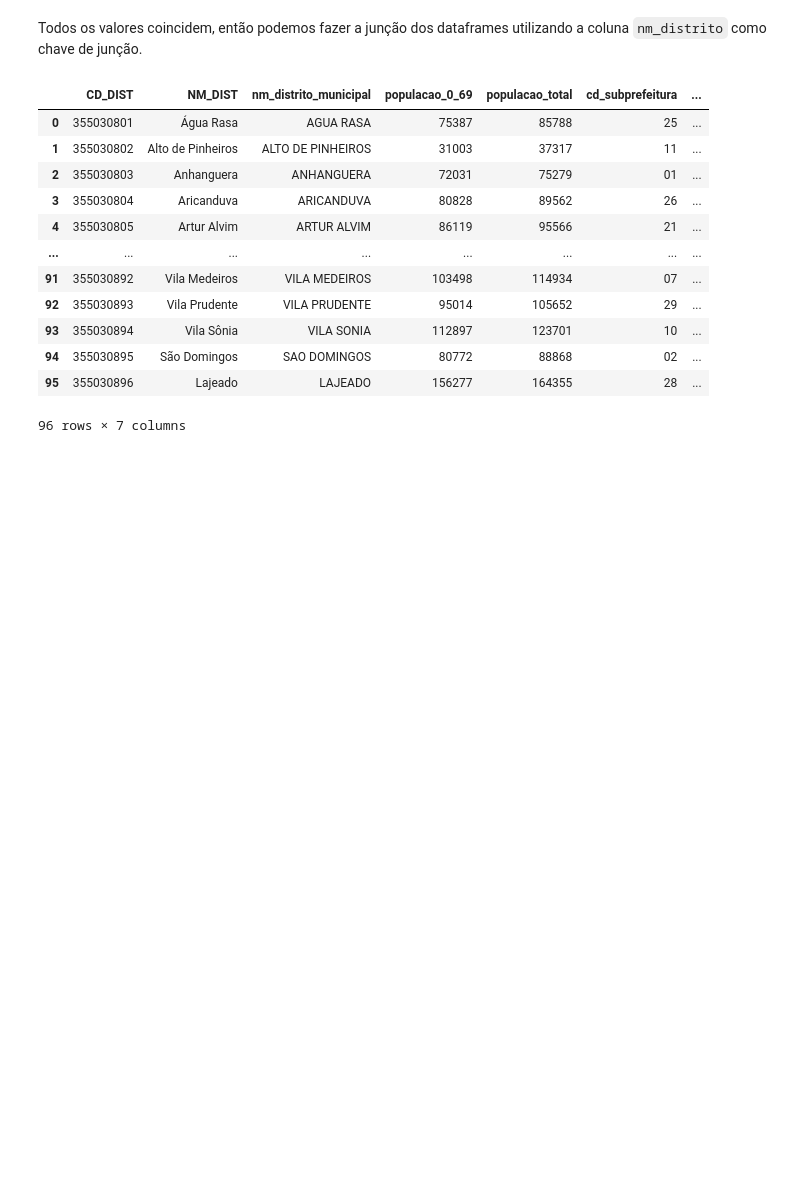
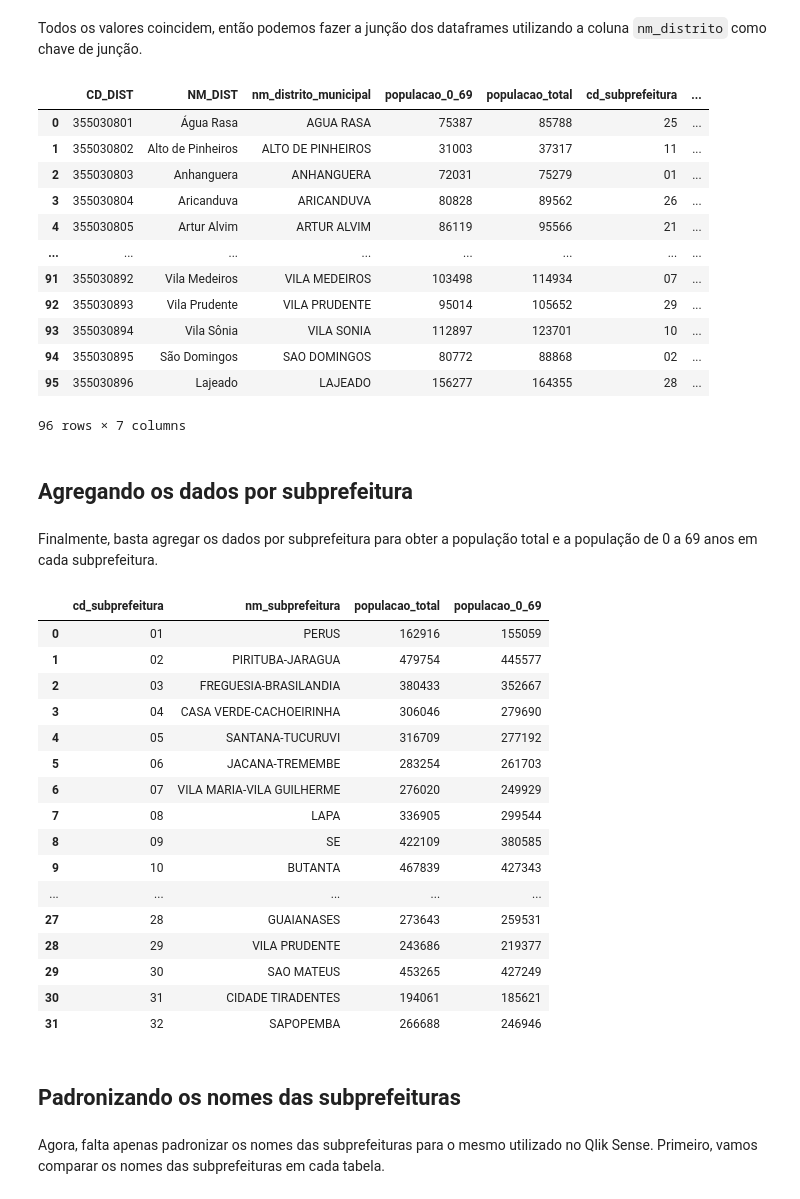
Before and after one commit to ObservatorioPoliticasTCM/datasp-dados, a Jupyter notebook: notebooks_outputs/01 População por subprefeitura - transformação.ipynb, the cells around one changed output. Saved outputs shown, nothing was run; the diff lists cells and outputs as text; code cells hidden in the pictures; blank space fills up the shorter version.

```diff
--- a/notebooks_outputs/01 População por subprefeitura - transformação.ipynb
+++ b/notebooks_outputs/01 População por subprefeitura - transformação.ipynb
@@ -302,3 +345,39 @@ df_pop_summary
 | 94 | 355030895 | São Domingos | SAO DOMINGOS | 80772 | 88868 | 02 | ... |
 | 95 | 355030896 | Lajeado | LAJEADO | 156277 | 164355 | 28 | ... |
 96 rows × 7 columns
+# %% [markdown]
+## Agregando os dados por subprefeitura
+# %% [markdown]
+Finalmente, basta agregar os dados por subprefeitura para obter a população total e a população de 0 a 69 anos em cada subprefeitura.
+# %%
+df_pop_subs = (
+    df_pop_summary
+    .groupby(['cd_subprefeitura', 'nm_subprefeitura'], as_index=False)
+    .agg({
+        'populacao_total': 'sum',
+        'populacao_0_69': 'sum'
+    })
+)
+df_pop_subs
+# %% [output]
+|  | cd_subprefeitura | nm_subprefeitura | populacao_total | populacao_0_69 |
+| 0 | 01 | PERUS | 162916 | 155059 |
+| 1 | 02 | PIRITUBA-JARAGUA | 479754 | 445577 |
+| 2 | 03 | FREGUESIA-BRASILANDIA | 380433 | 352667 |
+| 3 | 04 | CASA VERDE-CACHOEIRINHA | 306046 | 279690 |
+| 4 | 05 | SANTANA-TUCURUVI | 316709 | 277192 |
+| 5 | 06 | JACANA-TREMEMBE | 283254 | 261703 |
+| 6 | 07 | VILA MARIA-VILA GUILHERME | 276020 | 249929 |
+| 7 | 08 | LAPA | 336905 | 299544 |
+| 8 | 09 | SE | 422109 | 380585 |
+| 9 | 10 | BUTANTA | 467839 | 427343 |
+| ... | ... | ... | ... | ... |
+| 27 | 28 | GUAIANASES | 273643 | 259531 |
+| 28 | 29 | VILA PRUDENTE | 243686 | 219377 |
+| 29 | 30 | SAO MATEUS | 453265 | 427249 |
+| 30 | 31 | CIDADE TIRADENTES | 194061 | 185621 |
+| 31 | 32 | SAPOPEMBA | 266688 | 246946 |
+# %% [markdown]
+## Padronizando os nomes das subprefeituras
+# %% [markdown]
+Agora, falta apenas padronizar os nomes das subprefeituras para o mesmo utilizado no Qlik Sense. Primeiro, vamos comparar os nomes das subprefeituras em cada tabela.
```
Also changed, not shown: parts of 20 cells of this notebook, 1 other file.
